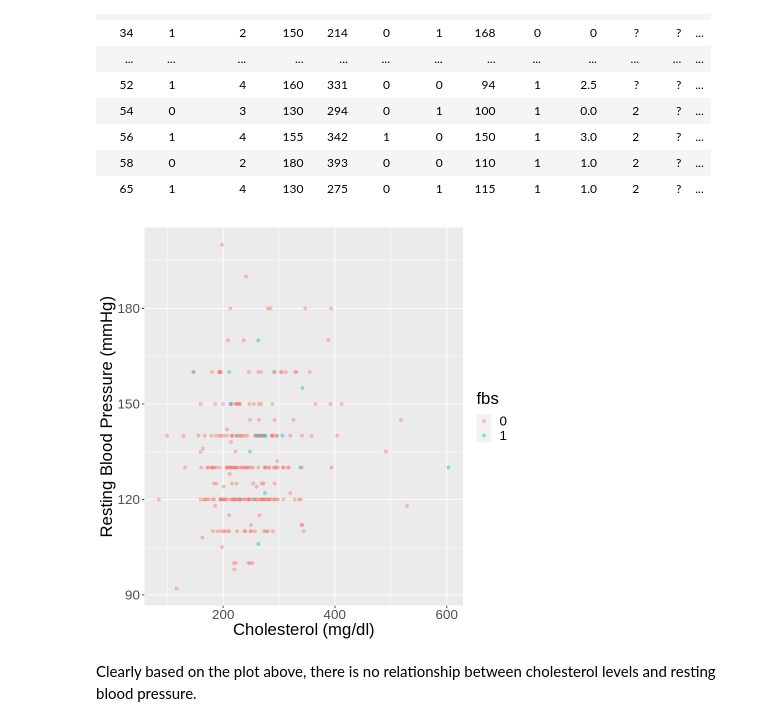
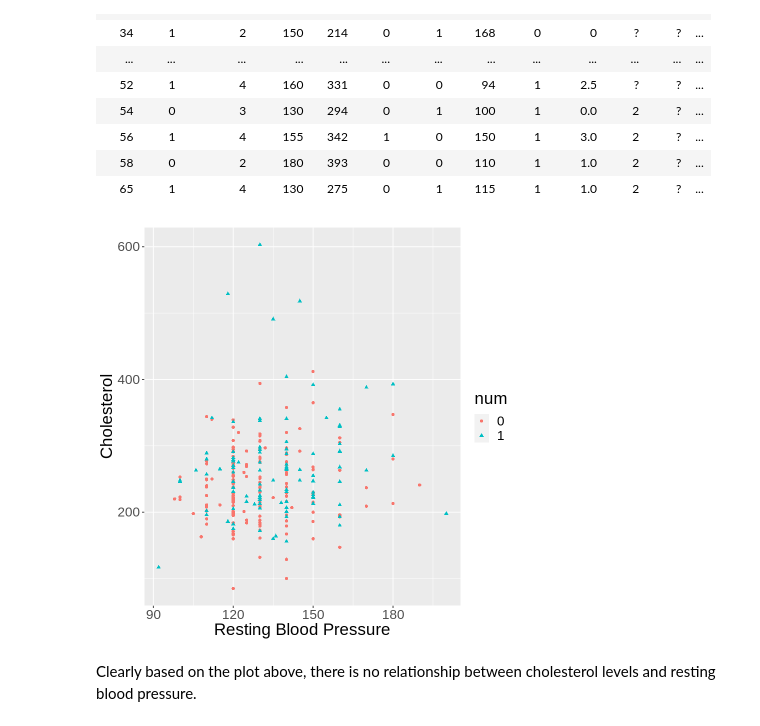
Before and after one commit to xonew/DSCI-100-002-Group-26, a Jupyter notebook: Cleaning.ipynb, the cells around one changed output. Drawn from its saved outputs; the diff is of its cells as text; code cells hidden in the pictures.

Commit message:
More cleaning, and changed graph

```diff
--- a/Cleaning.ipynb
+++ b/Cleaning.ipynb
@@ -88,12 +45,12 @@ A tibble: 262 × 14
 | 65 | 1 | 4 | 130 | 275 | 0 | 1 | 115 | 1 | 1.0 | 2 | ? | ... |
 # %%
 heart_plot_chol_bps <- heart_data |>
-                ggplot(aes(x = chol, y = trestbps, color = fbs)) +
-                geom_point(alpha = 0.4) +
+                ggplot(aes(x = trestbps, y = chol, color = num, shape = num)) +
+                geom_point() +
                 theme(text = element_text(size = 20)) +
-                labs (x = "Cholesterol (mg/dl)", y = "Resting Blood Pressure (mmHg)")
+                labs (x = 'Resting Blood Pressure', y = "Cholesterol")
 heart_plot_chol_bps
 # %% [output]
-[figure, old version]
+[figure, new version]
 # %% [markdown]
 Clearly based on the plot above, there is no relationship between cholesterol levels and resting blood pressure.
```
Also changed, not shown: parts of 3 cells of this notebook.
